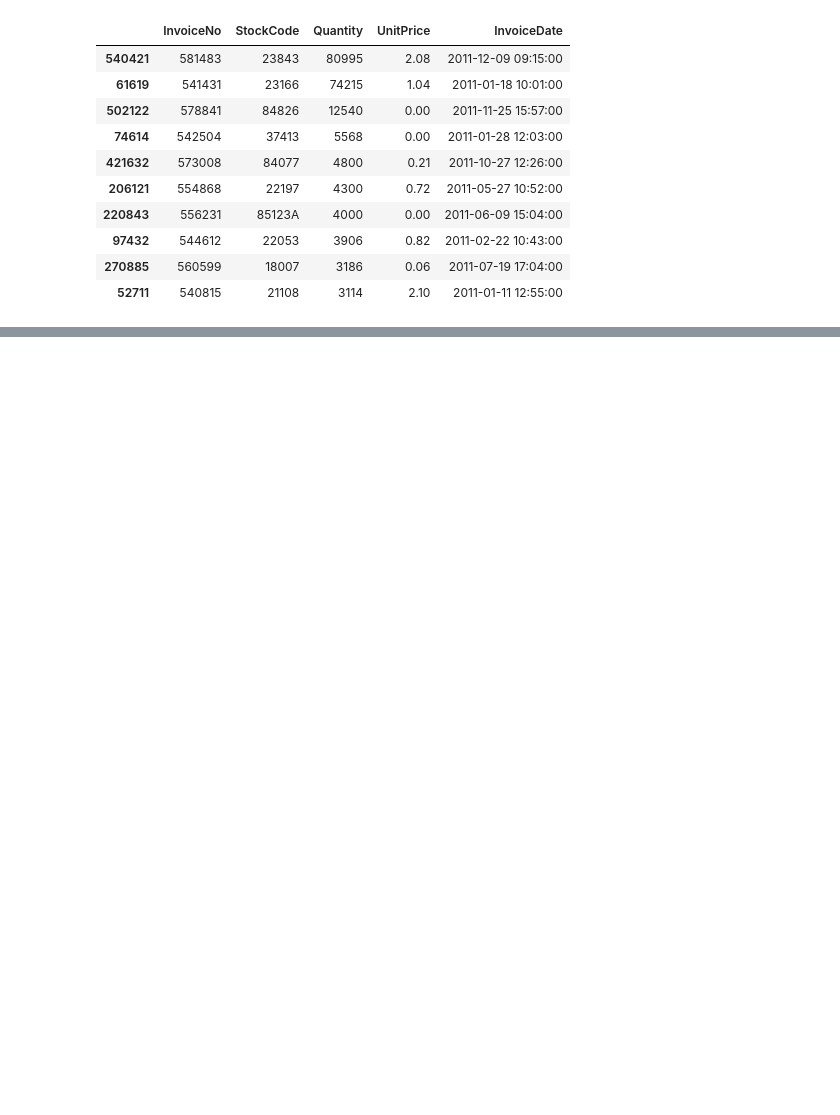
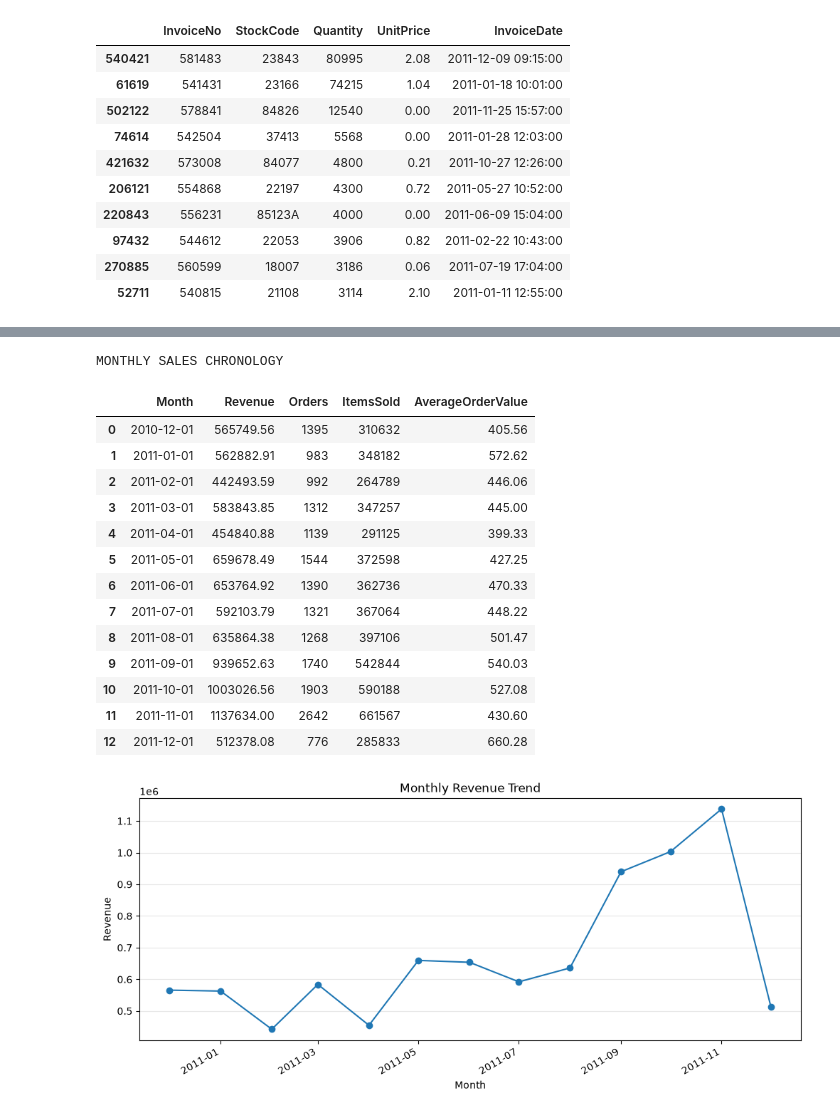
Before and after one commit to KaranMondal/AI-Powered-Retail--Data-Analysis, a Jupyter notebook: RetailDataAnalysis.ipynb, the cells around one changed output, grey strips where cells are left out. Saved outputs shown, nothing was run; the diff lists cells and outputs as text; code cells hidden in the pictures; blank space fills up the shorter version.

```diff
--- a/RetailDataAnalysis.ipynb
+++ b/RetailDataAnalysis.ipynb
@@ -0,0 +1,5 @@
+# %%
+import pandas as pd
+
+df = pd.read_excel("Online Retail.xlsx")
+df.head()
@@ -106,3 +118,49 @@ Rows removed from sales dataset: 150,623
 | 2 | 536365 | 84406B | CREAM CUPID HEARTS COAT HANGER | 8 | 2010-12-01 08:26:00 | 2.75 | 17850.0 | United Kingdom | False | ... |
 | 3 | 536365 | 84029G | KNITTED UNION FLAG HOT WATER BOTTLE | 6 | 2010-12-01 08:26:00 | 3.39 | 17850.0 | United Kingdom | False | ... |
 | 4 | 536365 | 84029E | RED WOOLLY HOTTIE WHITE HEART. | 6 | 2010-12-01 08:26:00 | 3.39 | 17850.0 | United Kingdom | False | ... |
+# %%
+# Analyze monthly sales chronology from the cleaned merchandise-sales dataset.
+import matplotlib.pyplot as plt
+
+monthly_sales = (
+    clean_df.assign(Month=clean_df["InvoiceDate"].dt.to_period("M").dt.to_timestamp())
+    .groupby("Month", as_index=False)
+    .agg(
+        Revenue=("Revenue", "sum"),
+        Orders=("InvoiceNo", "nunique"),
+        ItemsSold=("Quantity", "sum"),
+    )
+)
+
+monthly_sales["AverageOrderValue"] = (
+    monthly_sales["Revenue"] / monthly_sales["Orders"]
+)
+
+print("MONTHLY SALES CHRONOLOGY")
+display(monthly_sales.round({"Revenue": 2, "AverageOrderValue": 2}))
+
+fig, axis = plt.subplots(figsize=(12, 5))
+axis.plot(monthly_sales["Month"], monthly_sales["Revenue"], marker="o")
+axis.set_title("Monthly Revenue Trend")
+axis.set_xlabel("Month")
+axis.set_ylabel("Revenue")
+axis.grid(axis="y", alpha=0.3)
+fig.autofmt_xdate()
+plt.show()
+# %% [output]
+MONTHLY SALES CHRONOLOGY
+|  | Month | Revenue | Orders | ItemsSold | AverageOrderValue |
+| 0 | 2010-12-01 | 565749.56 | 1395 | 310632 | 405.56 |
+| 1 | 2011-01-01 | 562882.91 | 983 | 348182 | 572.62 |
+| 2 | 2011-02-01 | 442493.59 | 992 | 264789 | 446.06 |
+| 3 | 2011-03-01 | 583843.85 | 1312 | 347257 | 445.00 |
+| 4 | 2011-04-01 | 454840.88 | 1139 | 291125 | 399.33 |
+| 5 | 2011-05-01 | 659678.49 | 1544 | 372598 | 427.25 |
+| 6 | 2011-06-01 | 653764.92 | 1390 | 362736 | 470.33 |
+| 7 | 2011-07-01 | 592103.79 | 1321 | 367064 | 448.22 |
+| 8 | 2011-08-01 | 635864.38 | 1268 | 397106 | 501.47 |
+| 9 | 2011-09-01 | 939652.63 | 1740 | 542844 | 540.03 |
+| 10 | 2011-10-01 | 1003026.56 | 1903 | 590188 | 527.08 |
+| 11 | 2011-11-01 | 1137634.00 | 2642 | 661567 | 430.60 |
+| 12 | 2011-12-01 | 512378.08 | 776 | 285833 | 660.28 |
+[figure, added]
```
Also changed, not shown: parts of 11 cells of this notebook, 2 other files.
